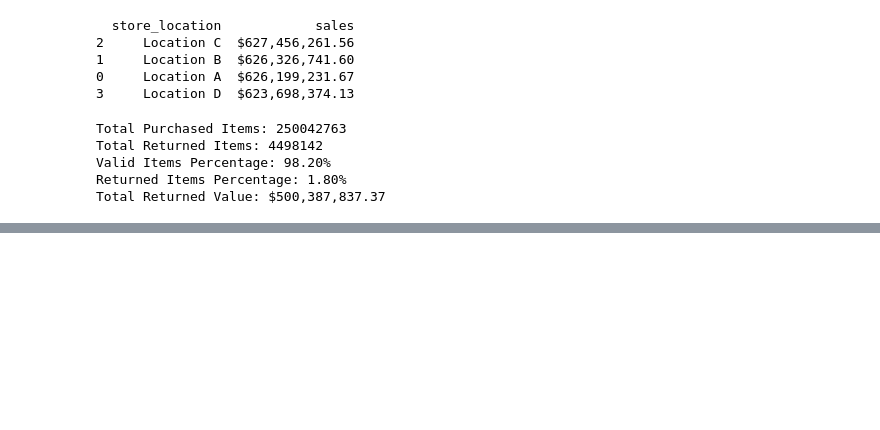
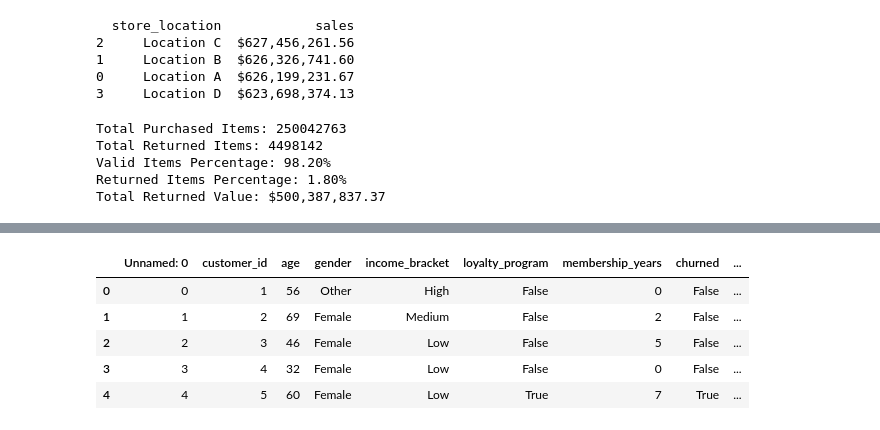
Before and after one commit to JReal10/Project_Moon, a Jupyter notebook: notebooks/exploratory.ipynb, the cells around one changed output, grey strips where cells are left out. Cells and saved outputs as stored; diff of their text form; code cells hidden in the pictures; blank space fills up the shorter version.

```diff
--- a/notebooks/exploratory.ipynb
+++ b/notebooks/exploratory.ipynb
@@ -203,0 +230,9 @@ Total Returned Value: $500,387,837.37
+# %%
+customer_info_df.head()
+# %% [output]
+|  | Unnamed: 0 | customer_id | age | gender | income_bracket | loyalty_program | membership_years | churned | ... |
+| 0 | 0 | 1 | 56 | Other | High | False | 0 | False | ... |
+| 1 | 1 | 2 | 69 | Female | Medium | False | 2 | False | ... |
+| 2 | 2 | 3 | 46 | Female | Low | False | 5 | False | ... |
+| 3 | 3 | 4 | 32 | Female | Low | False | 0 | False | ... |
+| 4 | 4 | 5 | 60 | Female | Low | True | 7 | True | ... |
```
Also changed, not shown: parts of 11 cells of this notebook.
